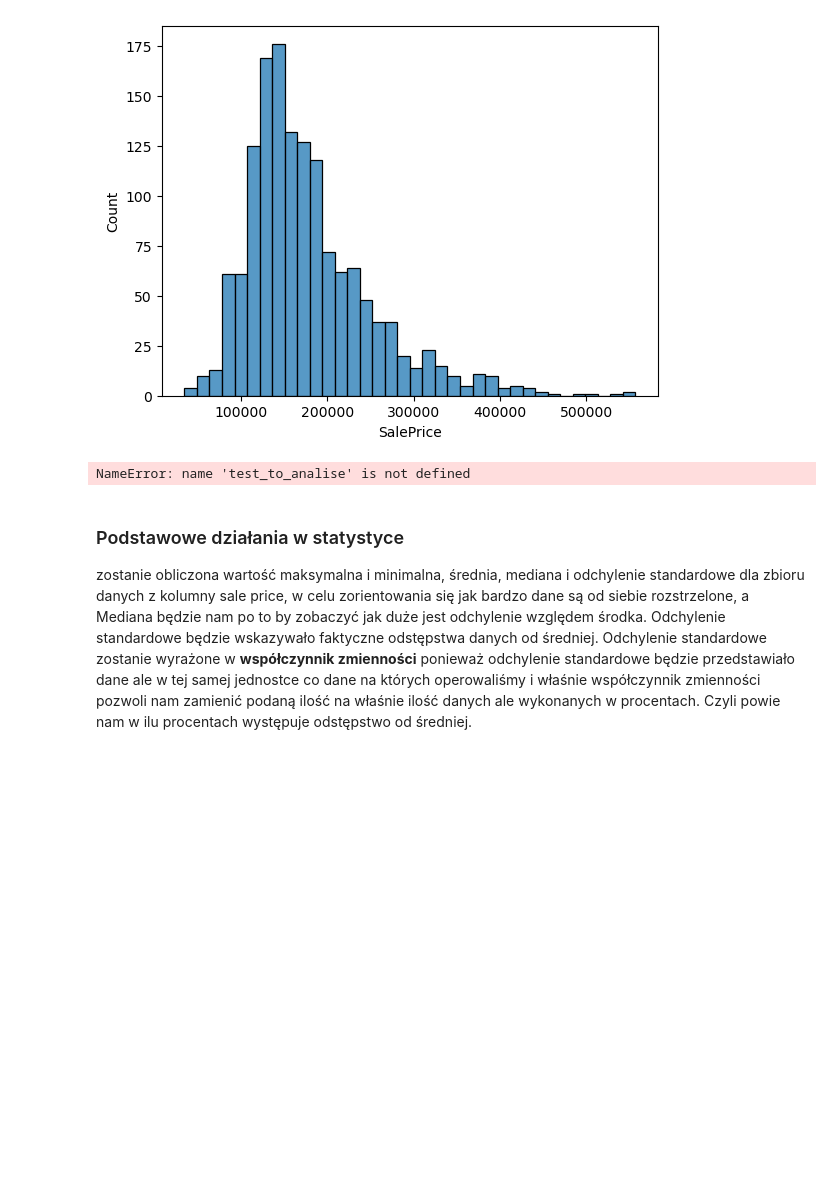
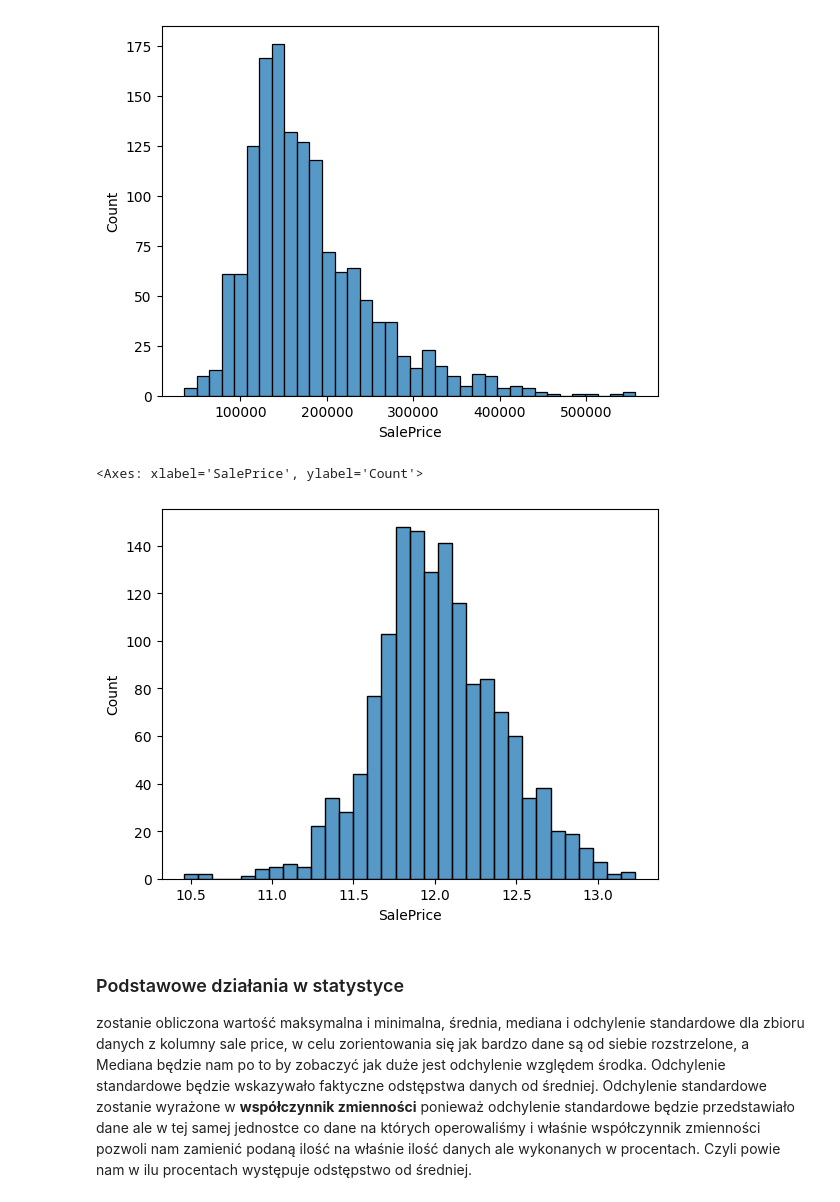
Before and after one commit to MaxKlosinski/House-Prices---Advanced-Regression-Techniques, a Jupyter notebook: Przewidywanie cen domów/Future Engenering/Future_Engenering.ipynb, the cells around one changed output. Drawn from its saved outputs; the diff is of its cells as text; code cells hidden in the pictures; blank space fills up the shorter version.

```diff
--- a/Przewidywanie cen domów/Future Engenering/Future_Engenering.ipynb
+++ b/Przewidywanie cen domów/Future Engenering/Future_Engenering.ipynb
@@ -113,12 +113,12 @@ sns.histplot(data=train_full, x=train_full["SalePrice"])
 # %%
 # UStawienie normalizacji dla moich przewidywanych wartości.
 train_full['SalePrice'] = np.log1p(train_full['SalePrice'])
 
-test_to_analise['SalePrice'] = np.log1p(test_to_analise['SalePrice'])
 # histogram do zobaczenia jakie wartości mają struktury.
 sns.histplot(data=train_full, x=train_full["SalePrice"])
 # %% [output]
-NameError: name 'test_to_analise' is not defined
+<Axes: xlabel='SalePrice', ylabel='Count'>
+[figure, added]
 # %% [markdown]
 ### Podstawowe działania w statystyce
 zostanie obliczona wartość maksymalna i minimalna, średnia, mediana i odchylenie standardowe dla zbioru danych z kolumny sale price, w celu zorientowania się jak bardzo dane są od siebie rozstrzelone, a Mediana będzie nam po to by zobaczyć jak duże jest odchylenie względem środka. Odchylenie standardowe będzie wskazywało faktyczne odstępstwa danych od średniej. Odchylenie standardowe zostanie wyrażone w **współczynnik zmienności** ponieważ odchylenie standardowe będzie przedstawiało dane ale w tej samej jednostce co dane na których operowaliśmy i właśnie współczynnik zmienności pozwoli nam zamienić podaną ilość na właśnie ilość danych ale wykonanych w procentach. Czyli powie nam w ilu procentach występuje odstępstwo od średniej.
```
Also changed, not shown: parts of 13 cells of this notebook, 3 other files.
